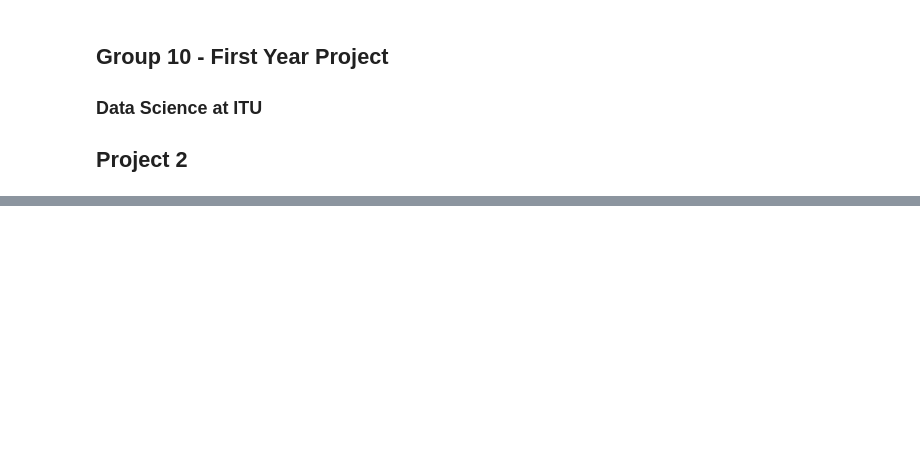
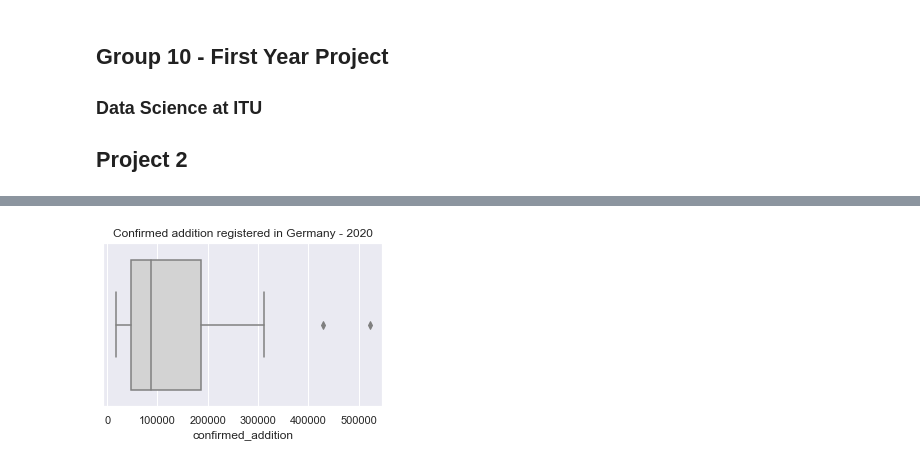
Before and after one commit to Florian335/fyp2021p02g10, a Jupyter notebook: Notebooks/kata.ipynb, the cells around one changed output, grey strips where cells are left out. Saved outputs shown, nothing was run; the diff lists cells and outputs as text; code cells hidden in the pictures; blank space fills up the shorter version.

```diff
--- a/Notebooks/kata.ipynb
+++ b/Notebooks/kata.ipynb
@@ -273,0 +206,7 @@ plt.show()
+# %%
+CoronaSUM_confirmed = corona_df_by_region['confirmed_addition']
+sns.boxplot(CoronaSUM_confirmed, color='lightgray').set_title('Confirmed addition registered in Germany - 2020')
+# figure size in inches
+rcParams['figure.figsize'] = 5, 3;
+# %% [output]
+[figure, added]
```
Also changed, not shown: parts of 86 cells of this notebook.
